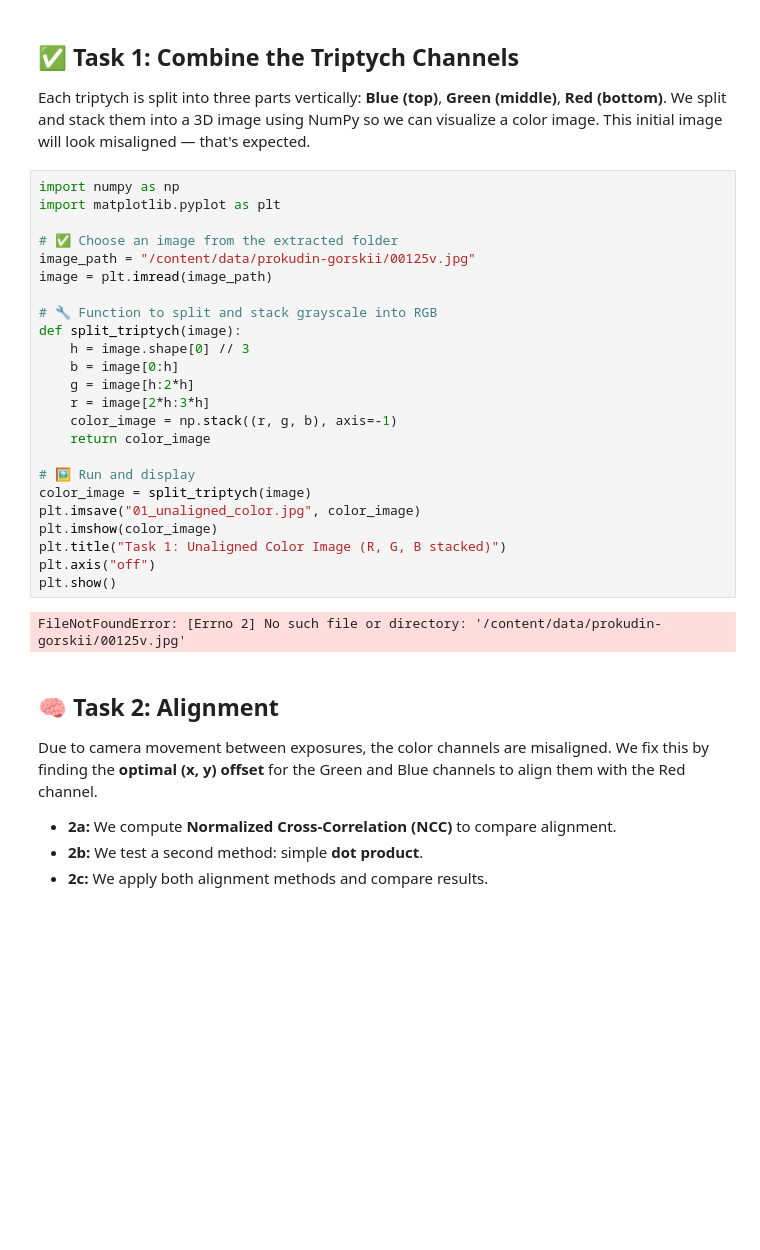
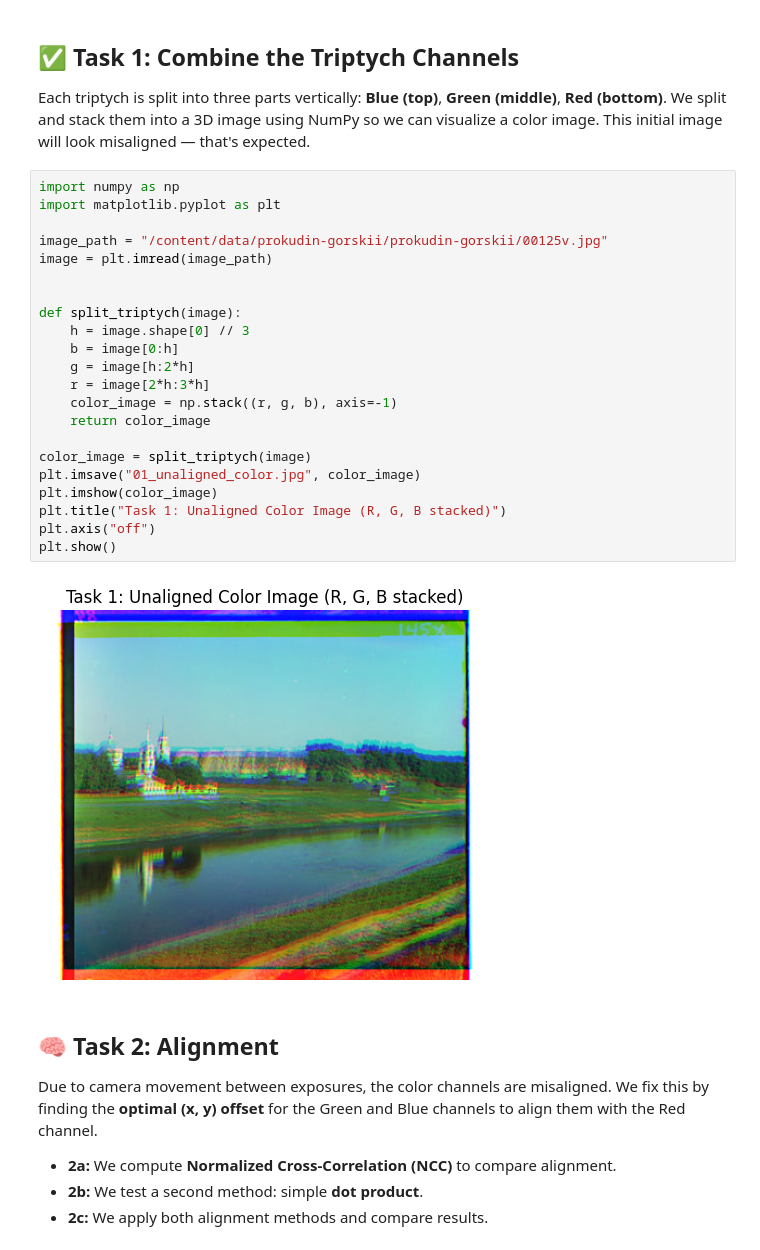
Before and after one commit to MehmedBucket03/CSC467Module4, a Jupyter notebook: Prokudin_Gorskii_Color_Alignment.ipynb, the cells around one changed output. Saved outputs shown, nothing was run; the diff lists cells and outputs as text; blank space fills up the shorter version.

```diff
--- a/Prokudin_Gorskii_Color_Alignment.ipynb
+++ b/Prokudin_Gorskii_Color_Alignment.ipynb
@@ -46,29 +59,27 @@ Each triptych is split into three parts vertically: **Blue (top)**, **Green (mid
 # %%
 import numpy as np
 import matplotlib.pyplot as plt
 
-# ✅ Choose an image from the extracted folder
-image_path = "/content/data/prokudin-gorskii/00125v.jpg"
+image_path = "/content/data/prokudin-gorskii/prokudin-gorskii/00125v.jpg"
 image = plt.imread(image_path)
 
-# 🔧 Function to split and stack grayscale into RGB
+
 def split_triptych(image):
     h = image.shape[0] // 3
     b = image[0:h]
     g = image[h:2*h]
     r = image[2*h:3*h]
     color_image = np.stack((r, g, b), axis=-1)
     return color_image
 
-# 🖼️ Run and display
 color_image = split_triptych(image)
 plt.imsave("01_unaligned_color.jpg", color_image)
 plt.imshow(color_image)
 plt.title("Task 1: Unaligned Color Image (R, G, B stacked)")
 plt.axis("off")
 plt.show()
 # %% [output]
-FileNotFoundError: [Errno 2] No such file or directory: '/content/data/prokudin-gorskii/00125v.jpg'
+[figure, added]
 # %% [markdown]
 ## 🧠 Task 2: Alignment
 
```
Also changed, not shown: parts of 6 cells of this notebook.
